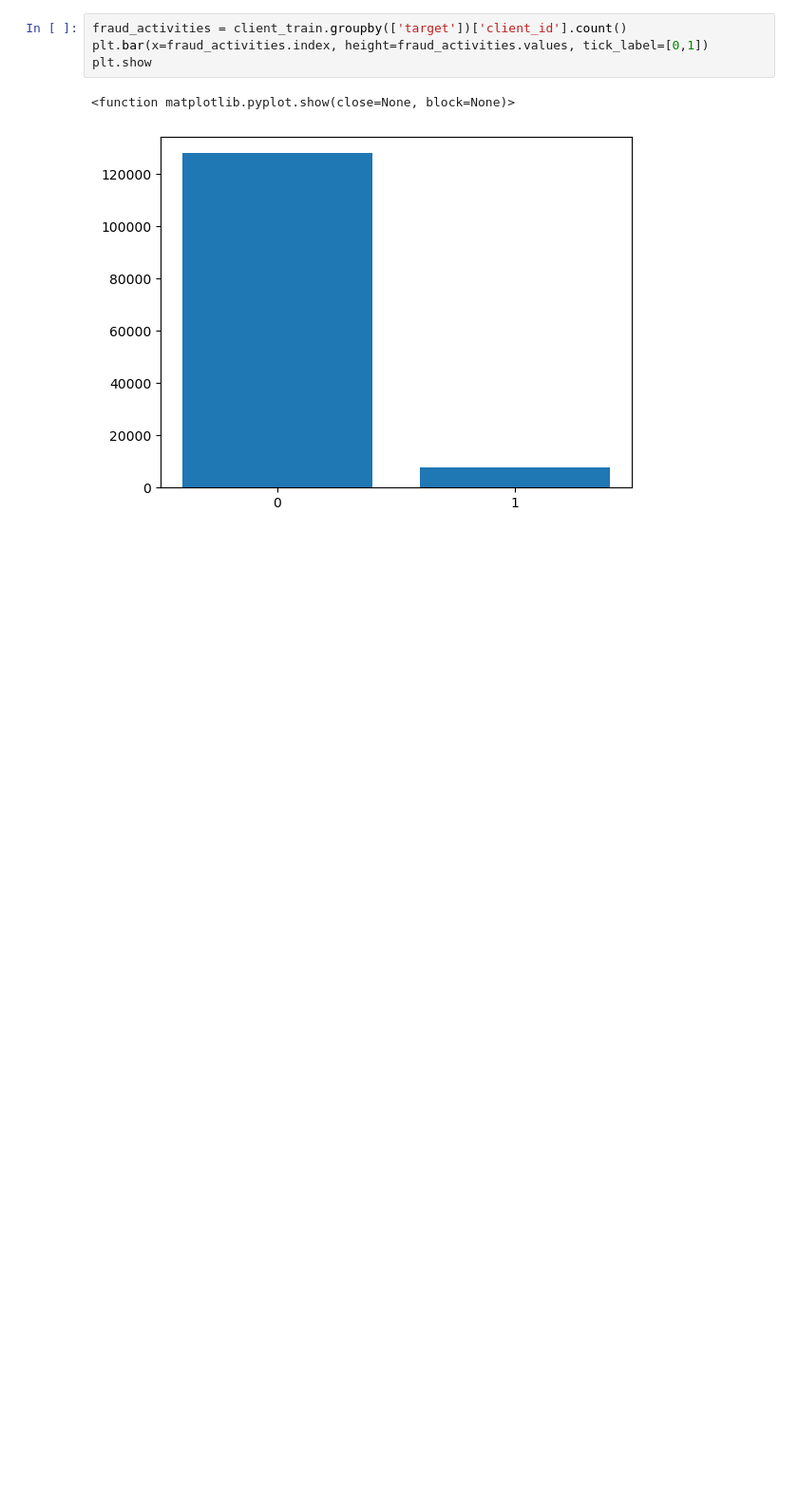
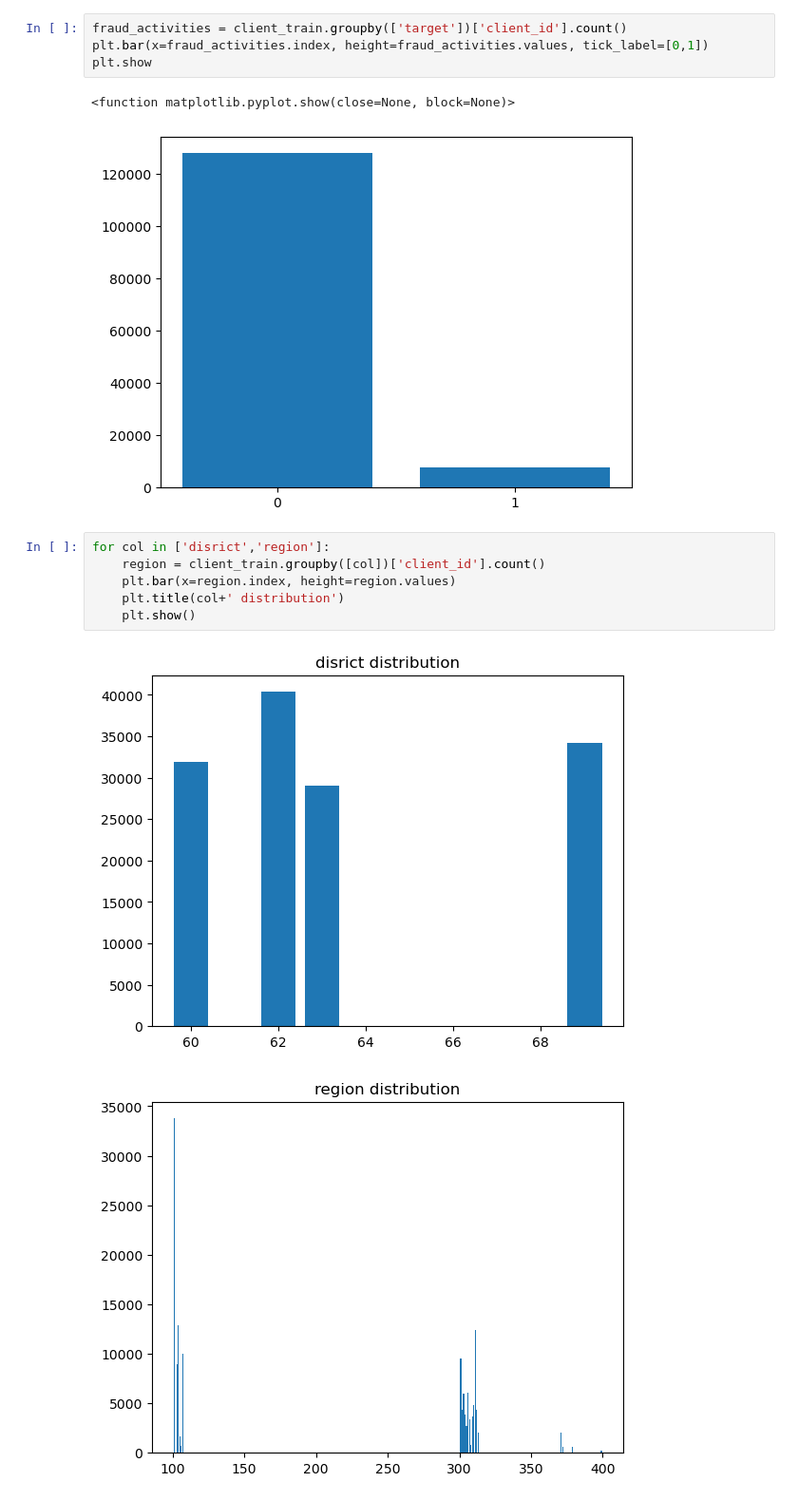
Before and after one commit to Chepngeno-langat/DS-projects, a Jupyter notebook: Fraud Detection in Electricity and Gas Consumption/Fraud Detection in Electricity and Gas Consumption.ipynb, the cells around one changed output. Shown at 95% size. Saved outputs shown, nothing was run; the diff lists cells and outputs as text; blank space fills up the shorter version.

```diff
--- a/Fraud Detection in Electricity and Gas Consumption/Fraud Detection in Electricity and Gas Consumption.ipynb
+++ b/Fraud Detection in Electricity and Gas Consumption/Fraud Detection in Electricity and Gas Consumption.ipynb
@@ -182,3 +182,12 @@ plt.show
 # %% [output]
 <function matplotlib.pyplot.show(close=None, block=None)>
 [figure]
+# %%
+for col in ['disrict','region']:
+    region = client_train.groupby([col])['client_id'].count()
+    plt.bar(x=region.index, height=region.values)
+    plt.title(col+' distribution')
+    plt.show()
+# %% [output]
+[figure, added]
+[figure, added]
```
Also changed, not shown: parts of 15 cells of this notebook.
